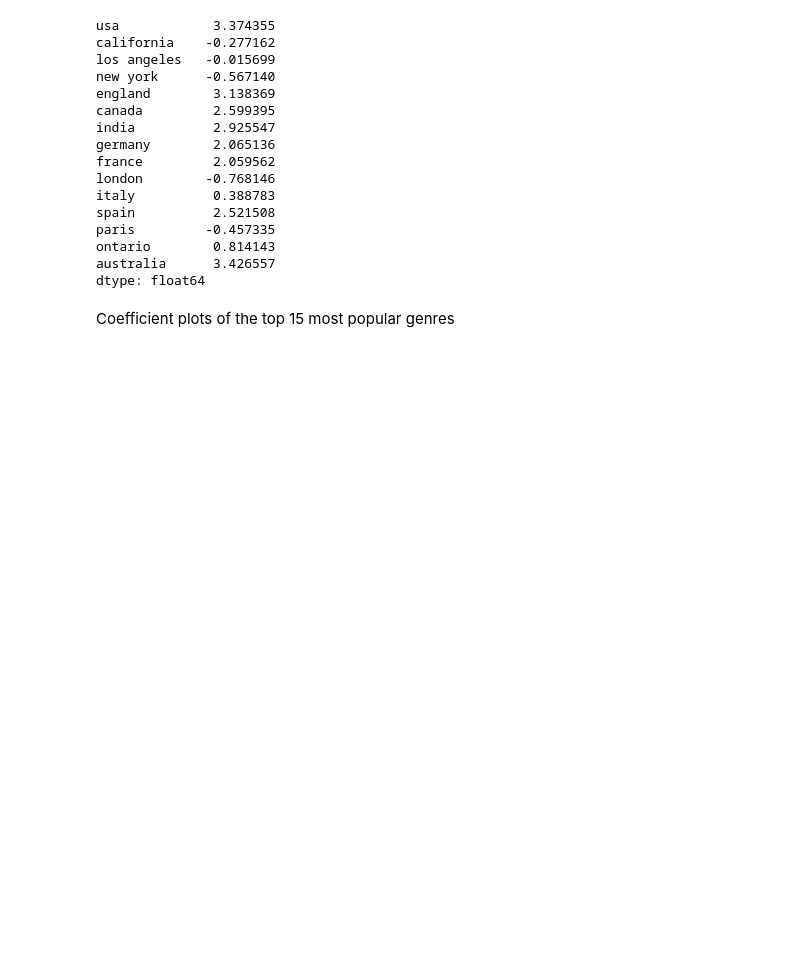
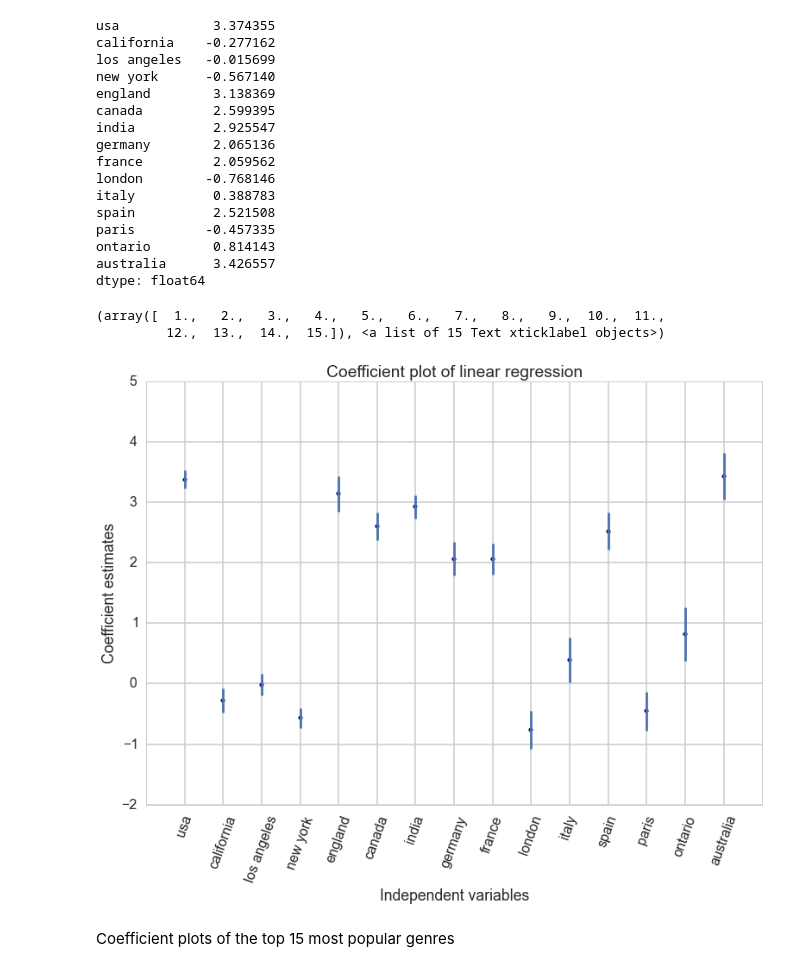
Before and after one commit to zhiqianseah/CS109finalproj, a Jupyter notebook: Project Write Up.ipynb, the cells around one changed output. Saved outputs shown, nothing was run; the diff lists cells and outputs as text; code cells hidden in the pictures; blank space fills up the shorter version.

Commit message:
added coefficient plots

```diff
--- a/Project Write Up.ipynb
+++ b/Project Write Up.ipynb
@@ -326,7 +326,8 @@ print sortfreq[0:15].index
 Index([u'usa', u'california', u'los angeles', u'new york', u'england', u'canada', u'india', u'germany', u'france', u'london', u'italy', u'spain', u'paris', u'ontario', u'australia'], dtype='object')
 # %%
 #Standard error for errorbars
-results.bse[sortfreq[0:15].index]
+yerr = results.bse[sortfreq[0:15].index]
+yerr
 # %% [output]
 usa            0.147117
 california     0.200147
@@ -346,7 +347,8 @@ australia      0.380069
 dtype: float64
 # %%
 #Coefficients
-results.params[sortfreq[0:15].index]
+top15loc = results.params[sortfreq[0:15].index]
+top15loc
 # %% [output]
 usa            3.374355
 california    -0.277162
@@ -364,6 +366,19 @@ paris         -0.457335
 ontario        0.814143
 australia      3.426557
 dtype: float64
+# %%
+xaxis_loc = np.linspace(1,len(top15loc),len(top15loc))
+plt.errorbar(xaxis_loc,top15loc,yerr=yerr, linestyle="None")
+plt.scatter(xaxis_loc,top15loc)
+plt.title('Coefficient plot of linear regression')
+plt.ylabel('Coefficient estimates')
+plt.xlabel('Independent variables')
+plt.xticks(xaxis_loc, top15loc.index )
+plt.xticks(rotation=70)
+# %% [output]
+(array([  1.,   2.,   3.,   4.,   5.,   6.,   7.,   8.,   9.,  10.,  11.,
+         12.,  13.,  14.,  15.]), <a list of 15 Text xticklabel objects>)
+[figure, added]
 # %% [markdown]
 Coefficient plots of the top 15 most popular genres
 # %%
```
Also changed, not shown: parts of 3 cells of this notebook, 1 other file.
